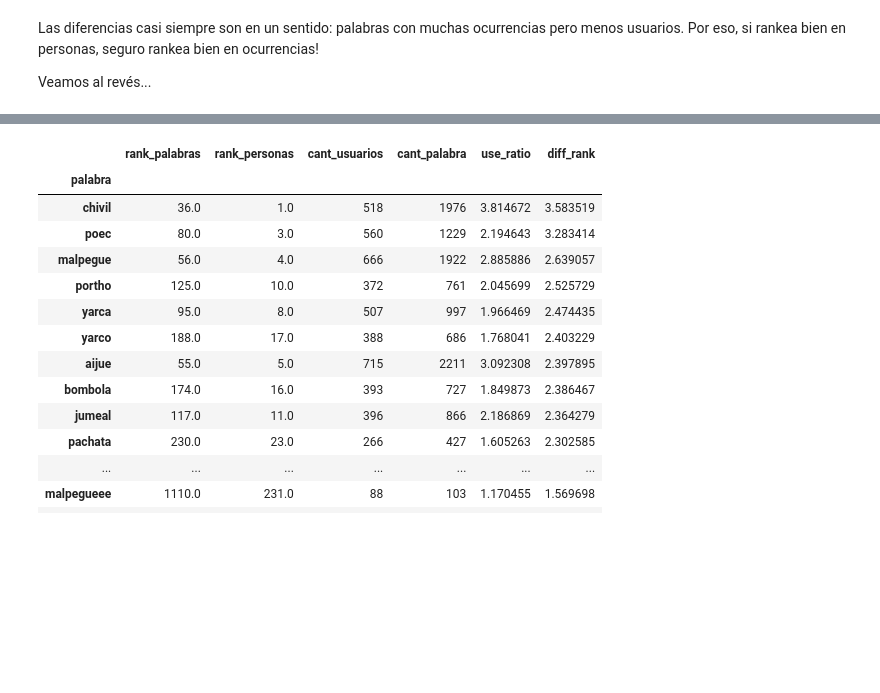
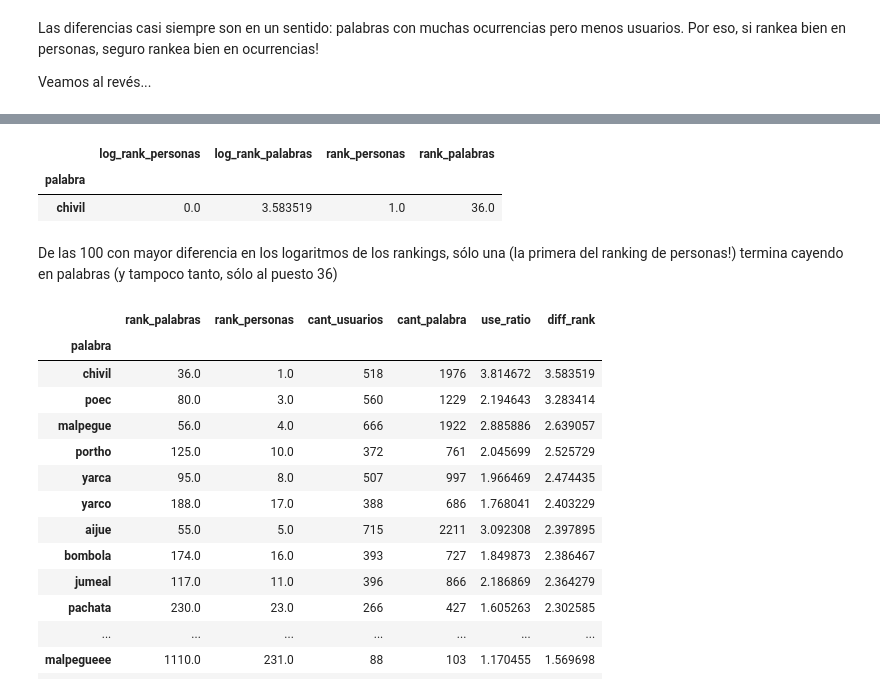
Before and after one commit to finiteautomata/contrastes, a Jupyter notebook: notebooks/graficos-entropia.ipynb, the cells around one changed output, grey strips where cells are left out. Drawn from its saved outputs; the diff is of its cells as text; code cells hidden in the pictures; blank space fills up the shorter version.

```diff
--- a/notebooks/graficos-entropia.ipynb
+++ b/notebooks/graficos-entropia.ipynb
@@ -319,3 +346,13 @@ Veamos al revés...
+# %%
+top_100 = df_diff_sorted[:100][["log_rank_personas", "log_rank_palabras", "rank_personas", "rank_palabras"]]
+
+top_100[(top_100.log_rank_palabras > top_100.log_rank_personas)]
+# %% [output]
+|  | log_rank_personas | log_rank_palabras | rank_personas | rank_palabras |
+| palabra |  |  |  |  |
+| chivil | 0.0 | 3.583519 | 1.0 | 36.0 |
+# %% [markdown]
+De las 100 con mayor diferencia en los logaritmos de los rankings, sólo una (la primera del ranking de personas!) termina cayendo en palabras (y tampoco tanto, sólo al puesto 36)
 # %%
 df_diff_sorted[df_diff_sorted.rank_personas < df_diff_sorted.rank_palabras][["rank_palabras", "rank_personas", "cant_usuarios", "cant_palabra", "use_ratio", "diff_rank"]][:40]
 # %% [output]
```
Also changed, not shown: parts of 4 cells of this notebook, 6 other files.
